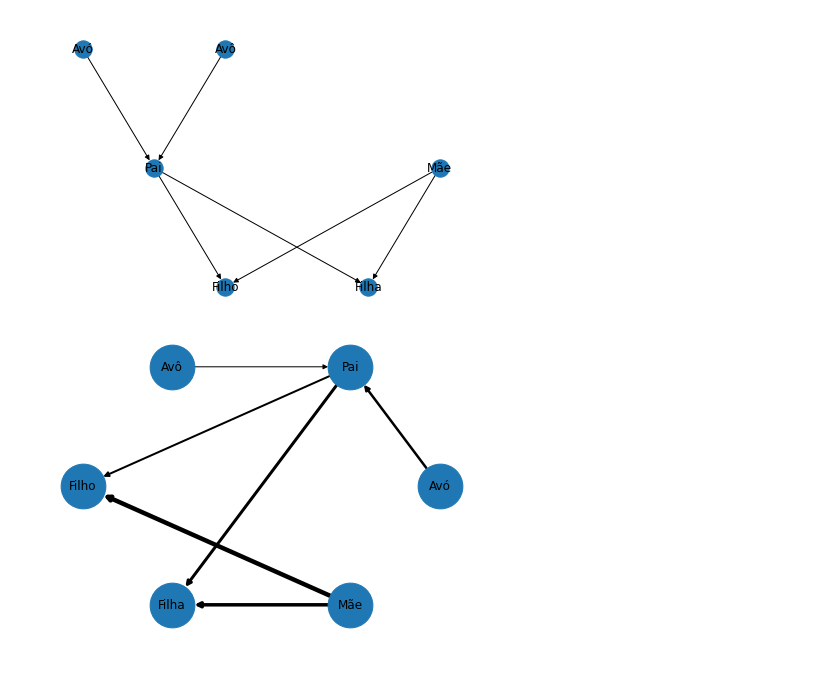
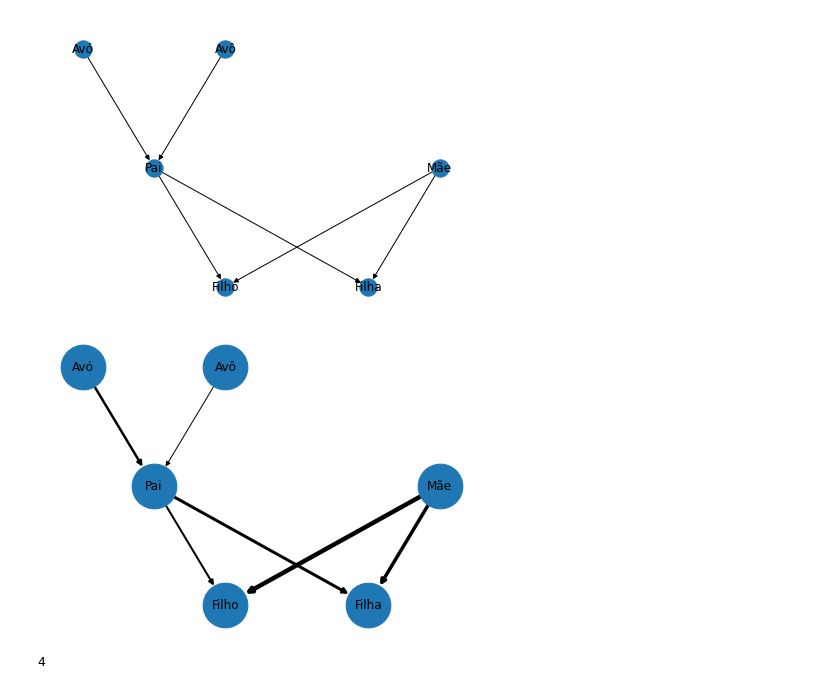
Before and after one commit to jesusossian/complex_networks, a Jupyter notebook: src/course/cap1_2_grafos_redes.ipynb, the cells around one changed output. Cells and saved outputs as stored; diff of their text form; code cells hidden in the pictures.

```diff
--- a/src/course/cap1_2_grafos_redes.ipynb
+++ b/src/course/cap1_2_grafos_redes.ipynb
@@ -128,14 +186,20 @@ nx.draw(GD, pos=pos, with_labels = "True")
 # %%
 # lendo os vértices e arestas em um arquivo .txt
 GFA = nx.read_edgelist('../../data/fami.txt', data = (('peso',float),), create_using = nx.DiGraph)
 
 # define a posição dos vértices
-pos = nx.circular_layout(GFA)
+pos = {} #nx.circular_layout(GFA)
+pos['Avó'] = [-1 ,0]
+pos['Avô'] = [0 ,0]
+pos['Pai'] = [-0.5,-0.5]
+pos['Mãe'] = [1.5,-0.5]
+pos['Filho'] = [0.0,-1.0]
+pos['Filha'] = [1.0,-1.0]
 
 # define a largura das arestas
 larg = [(0.5*GFA[u][v]['peso']) for u, v in GFA.edges]
 
 # mostra o grafo gerado
 nx.draw(GFA, pos=pos, node_size=2000, with_labels=True, arrows=True, width=larg )
 # %% [output]
-[figure, old version]
+[figure, new version]
@@ -141,0 +208,4 @@ nx.draw(GFA, pos=pos, node_size=2000, with_labels=True, arrows=True, width=larg
+# %%
+print(a)
+# %% [output]
+4
```
Also changed, not shown: parts of 20 cells of this notebook, 3 other files.
